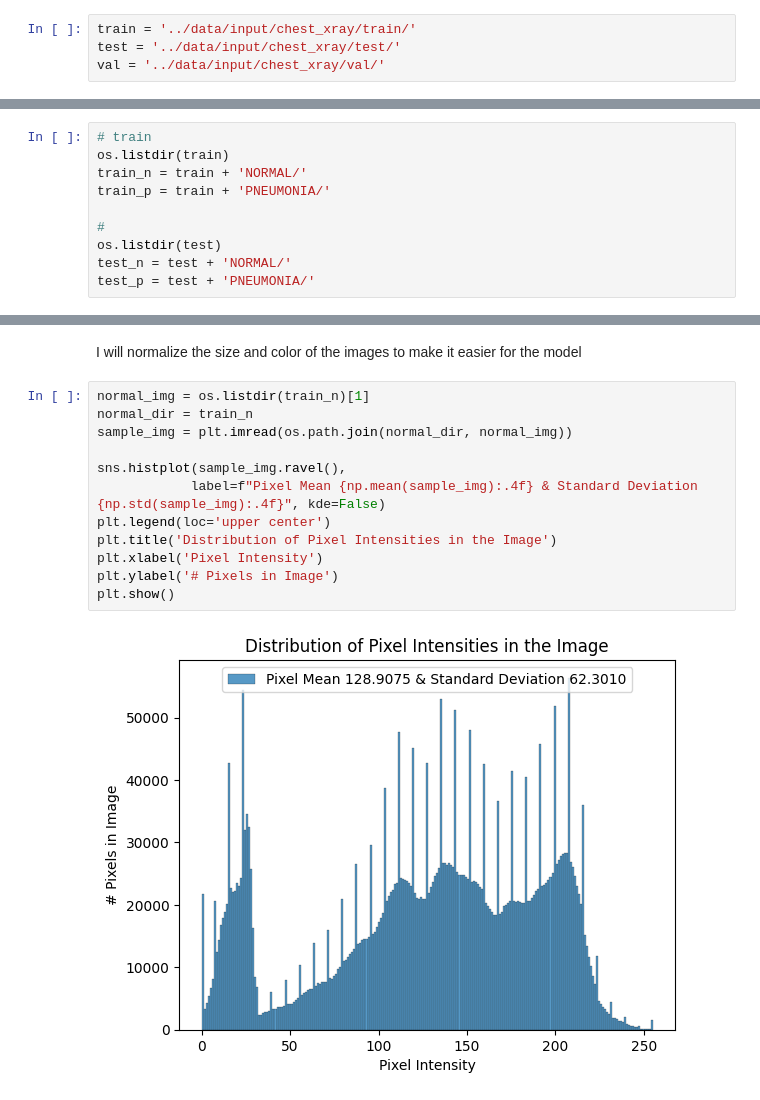
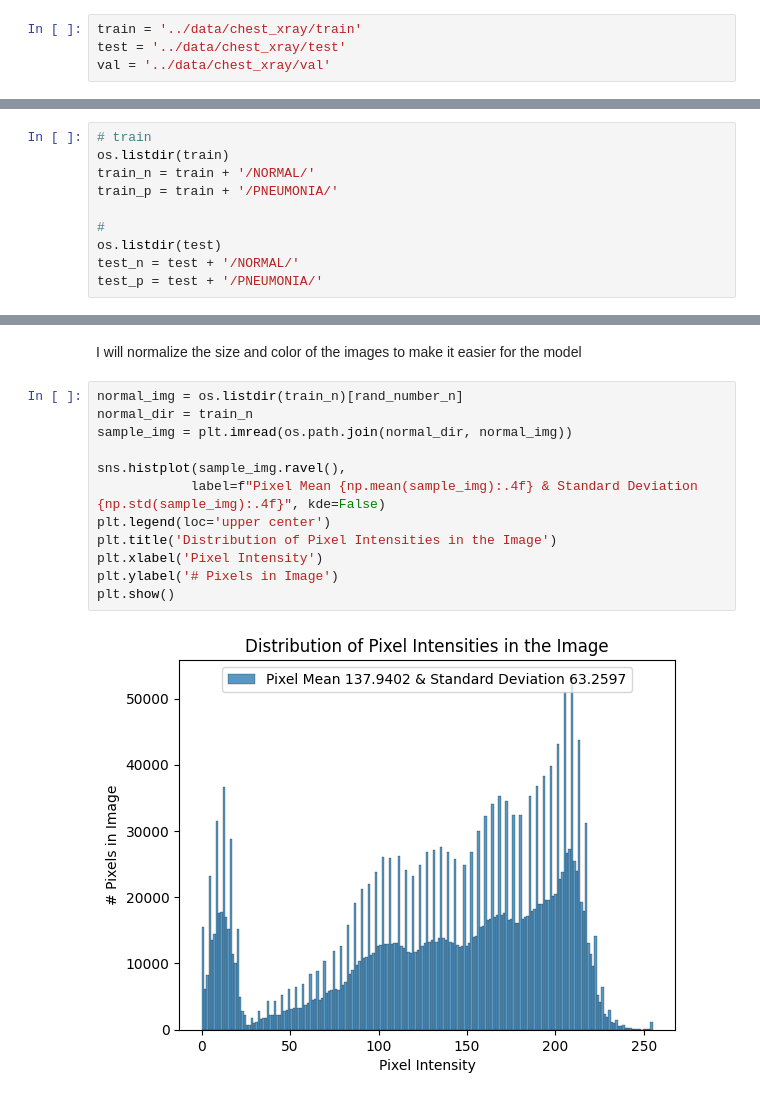
Before and after one commit to jo-atanacio/deep-learning, a Jupyter notebook: notebooks/eda.ipynb, the cells around one changed output, grey strips where cells are left out. Cells and saved outputs as stored; diff of their text form.

```diff
--- a/notebooks/eda.ipynb
+++ b/notebooks/eda.ipynb
@@ -8,21 +7,21 @@ import cv2
 # %% [markdown]
 ## Loading data
 # %%
-train = '../data/input/chest_xray/train/'
-test = '../data/input/chest_xray/test/'
-val = '../data/input/chest_xray/val/'
+train = '../data/chest_xray/train'
+test = '../data/chest_xray/test'
+val = '../data/chest_xray/val'
 # %% [markdown]
 ### Setting up training and testing folders
 # %%
 # train
 os.listdir(train)
-train_n = train + 'NORMAL/'
-train_p = train + 'PNEUMONIA/'
+train_n = train + '/NORMAL/'
+train_p = train + '/PNEUMONIA/'
 
 #
 os.listdir(test)
-test_n = test + 'NORMAL/'
-test_p = test + 'PNEUMONIA/'
+test_n = test + '/NORMAL/'
+test_p = test + '/PNEUMONIA/'
 # %% [markdown]
 ### Taking a look at the pictures
 # %%
@@ -103,16 +102,16 @@ pneumonia picture title: person598_virus_1151.jpeg
 # %% [markdown]
 I will normalize the size and color of the images to make it easier for the model
 # %%
-normal_img = os.listdir(train_n)[1]
+normal_img = os.listdir(train_n)[rand_number_n]
 normal_dir = train_n
 sample_img = plt.imread(os.path.join(normal_dir, normal_img))
 
 sns.histplot(sample_img.ravel(),
             label=f"Pixel Mean {np.mean(sample_img):.4f} & Standard Deviation {np.std(sample_img):.4f}", kde=False)
 plt.legend(loc='upper center')
 plt.title('Distribution of Pixel Intensities in the Image')
 plt.xlabel('Pixel Intensity')
 plt.ylabel('# Pixels in Image')
 plt.show()
 # %% [output]
-[figure, old version]
+[figure, new version]
```
Also changed, not shown: parts of 3 cells of this notebook, 2 other files.
